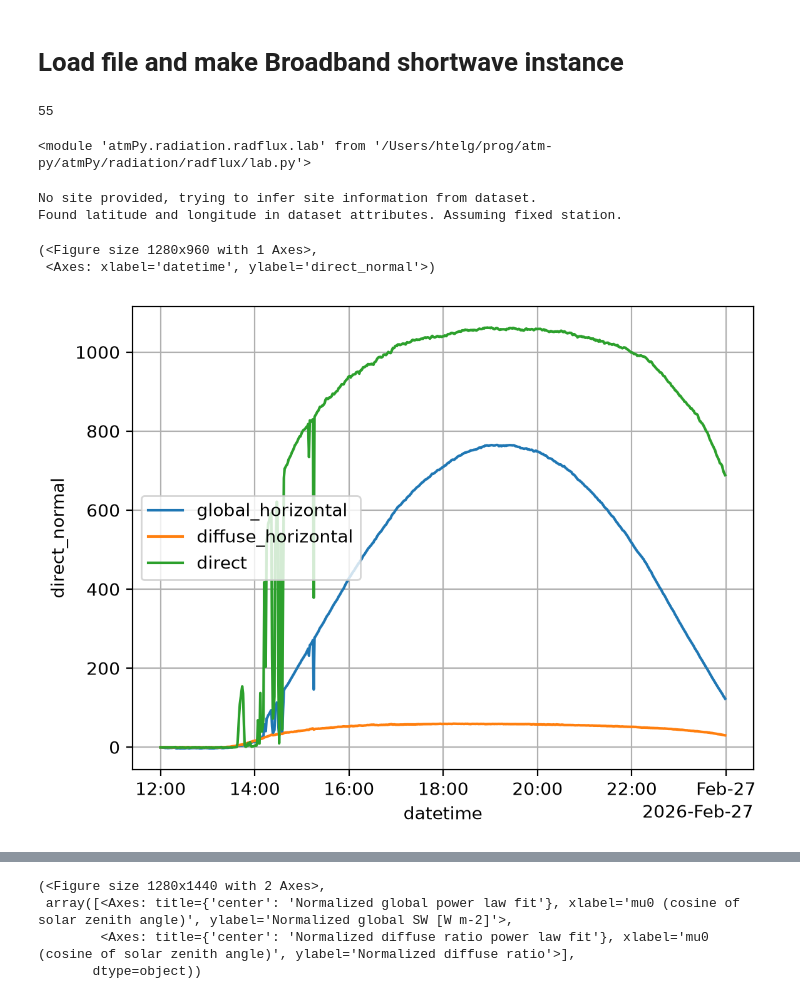
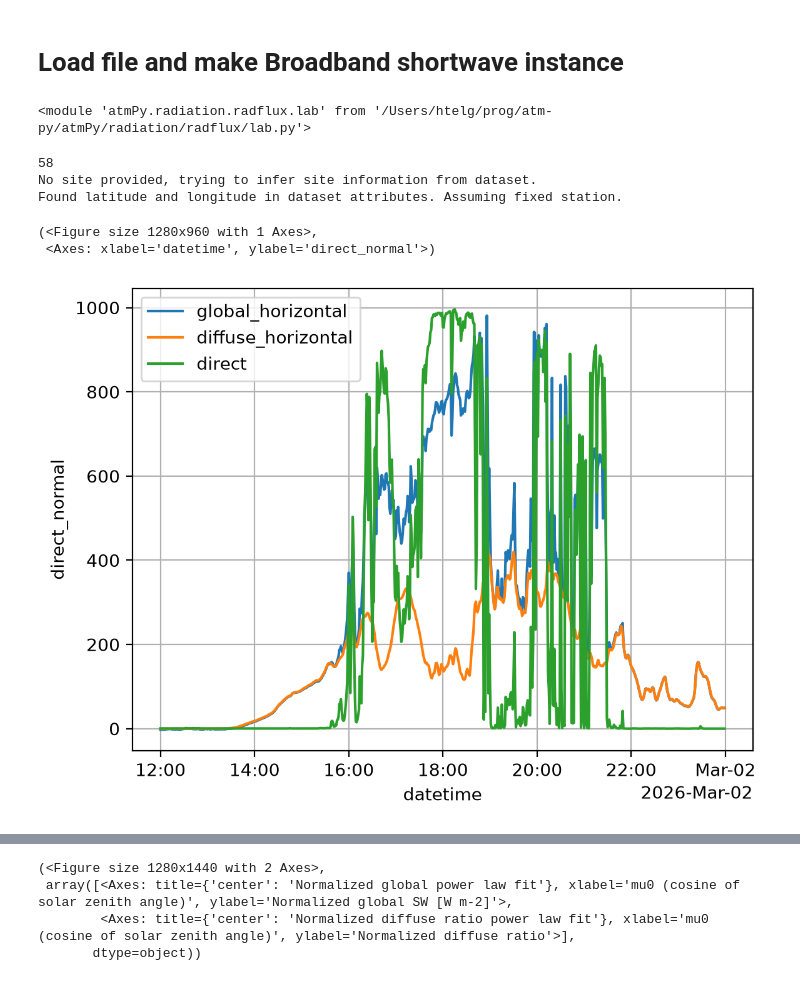
Before and after one commit to hagne/atm-py, a Jupyter notebook: examples/radiation/radflux/radflux.ipynb, the cells around one changed output, grey strips where cells are left out. Saved outputs shown, nothing was run; the diff lists cells and outputs as text; code cells hidden in the pictures.

```diff
--- a/examples/radiation/radflux/radflux.ipynb
+++ b/examples/radiation/radflux/radflux.ipynb
@@ -23,32 +23,6 @@ p2fld = pl.Path('/Volumes/grad/surfrad/products_level1/radiation_netcdf/v1.1/tbl
 p2flist = list(p2fld.glob('*.nc'))
 
 p2flist.sort()
-# %%
-i = 55
-# i = 16, 55
-# i +=1
-print(i)
-# dso = xr.open_dataset(p2flist[i])
-dso = xr.open_mfdataset(p2flist[i:i+1])
-
-rename = {'dw_solar': 'global_horizontal',
-          'diffuse' : 'diffuse_horizontal',
-          'direct_n': 'direct_normal'}
-ds = dso.rename_vars(rename)
-ds.attrs['site'] = 'tbl'
-ds.attrs['latitude'] = siteinfo.latitude
-ds.attrs['longitude'] = siteinfo.longitude
-ds.attrs['elevation'] = siteinfo.elevation
-
-# ds = ds.sel(datetime = slice('2026-01-15 12:00:00', '2026-01-16 02:00:00'))
-dts = pd.to_datetime(ds.datetime.values[0])
-start = pd.to_datetime(dts.strftime('%Y%m%d 12:00:00'))
-dte = dts+pd.to_timedelta(1,'D')
-end = pd.to_datetime(dte.strftime('%Y%m%d 02:00:00'))
-
-ds = ds.sel(datetime = slice(start, end))
-# %% [output]
-55
 # %%
 plt.rcParams['figure.dpi'] = 200
 # %%
@@ -56,16 +30,42 @@ reload(atmbsr)
 reload(radflux)
 # %% [output]
 <module 'atmPy.radiation.radflux.lab' from '/Users/htelg/prog/atm-py/atmPy/radiation/radflux/lab.py'>
-# %%
-bsri = atmbsr.CombinedGlobalDiffuseDirect(ds, verbose=True)
-self = bsri.convert2RadFlux()
-self.plot_overview()
-# %% [output]
-No site provided, trying to infer site information from dataset.
-Found latitude and longitude in dataset attributes. Assuming fixed station.
-(<Figure size 1280x960 with 1 Axes>,
- <Axes: xlabel='datetime', ylabel='direct_normal'>)
-[figure, removed]
+# %%
+i = 58 # good example for total fail, no clearsky points
+# i = 16, 55
+# i +=1
+print(i)
+# dso = xr.open_dataset(p2flist[i])
+dso = xr.open_mfdataset(p2flist[i:i+1])
+
+rename = {'dw_solar': 'global_horizontal',
+          'diffuse' : 'diffuse_horizontal',
+          'direct_n': 'direct_normal'}
+ds = dso.rename_vars(rename)
+ds.attrs['site'] = 'tbl'
+ds.attrs['latitude'] = siteinfo.latitude
+ds.attrs['longitude'] = siteinfo.longitude
+ds.attrs['elevation'] = siteinfo.elevation
+
+# ds = ds.sel(datetime = slice('2026-01-15 12:00:00', '2026-01-16 02:00:00'))
+dts = pd.to_datetime(ds.datetime.values[0])
+local_date = dts
+start = pd.to_datetime(dts.strftime('%Y%m%d 12:00:00'))
+dte = dts+pd.to_timedelta(1,'D')
+end = pd.to_datetime(dte.strftime('%Y%m%d 02:00:00'))
+
+ds = ds.sel(datetime = slice(start, end))
+
+bsri = atmbsr.CombinedGlobalDiffuseDirect(ds, verbose=True)
+self = bsri.convert2RadFlux()
+self.plot_overview()
+# %% [output]
+58
+No site provided, trying to infer site information from dataset.
+Found latitude and longitude in dataset attributes. Assuming fixed station.
+(<Figure size 1280x960 with 1 Axes>,
+ <Axes: xlabel='datetime', ylabel='direct_normal'>)
+[figure, added]
 # %%
 # self.clearsky_parameters = 'default'
 self.clearsky_parameters = 'radflux_params_tbl.toml'
```
Also changed, not shown: parts of 47 cells of this notebook, 2 other files.
